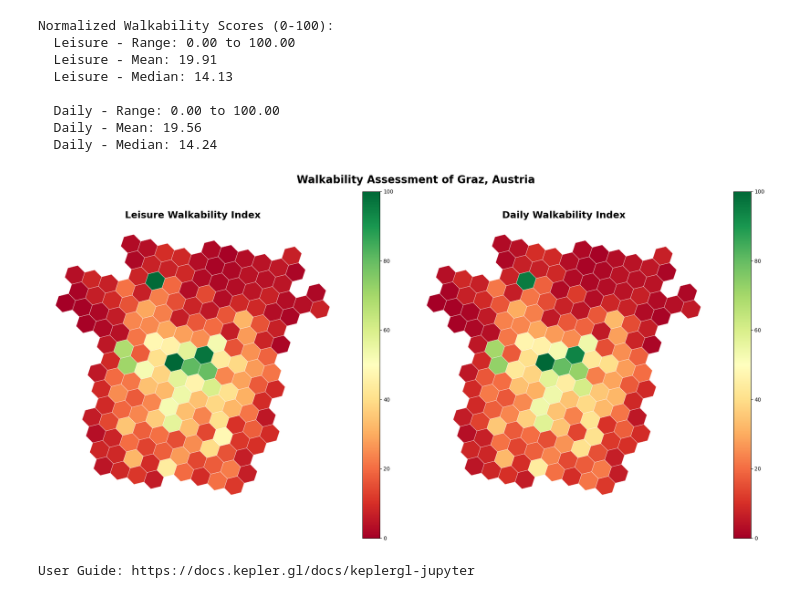
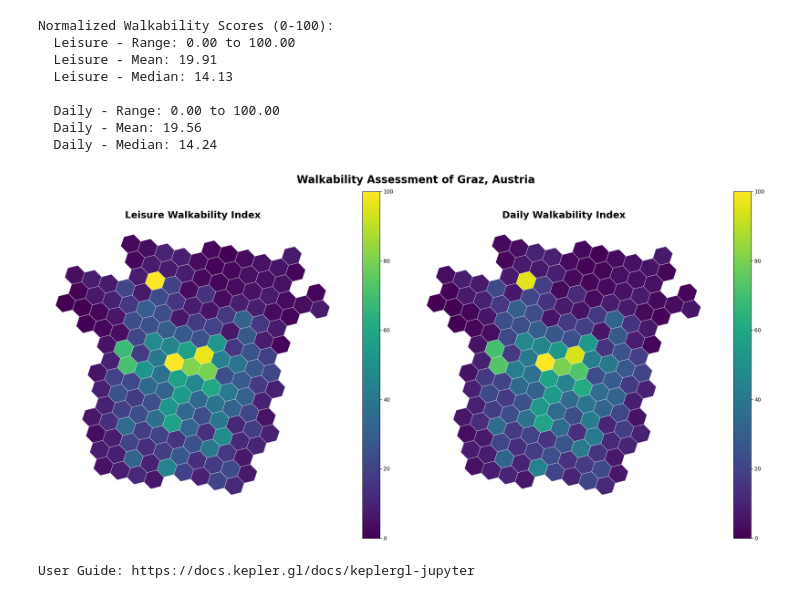
Before and after one commit to bernadettesophia/GAT2_group1_midterm_project, a Jupyter notebook: code_midterm_group1_walkability_graz.ipynb, the cells around one changed output. Drawn from its saved outputs; the diff is of its cells as text; code cells hidden in the pictures.

```diff
--- a/code_midterm_group1_walkability_graz.ipynb
+++ b/code_midterm_group1_walkability_graz.ipynb
@@ -309,0 +339,8 @@ Add Blues and Greens of Graz
+# %%
+ua2018 = gpd.read_file("data/AT002L3_GRAZ_UA2018_v013.gpkg", layer="AT002L3_GRAZ_UA2018")
+urban_core = gpd.read_file("data/AT002L3_GRAZ_UA2018_v013.gpkg", layer="AT002L3_GRAZ_UA2018_UrbanCore")
+print(ua2018.head(3))
+print(urban_core.head(3))
+
+urban_core.plot()
+ua2018.plot()
@@ -309,0 +368,6 @@ Add Blues and Greens of Graz
+# %%
+ua2018 = ua2018.to_crs(32633)
+urban_core = urban_core.to_crs(32633)
+ua_core = gpd.overlay(ua2018, urban_core, how="intersection")
+print(ua_core.head(3))
+ua_core.plot()
@@ -310,5 +396,4 @@ Add Blues and Greens of Graz
 # %%
-gdf_greenspaces = gpd.read_file("data/urban_atlas_graz.shp")
-print(gdf_greenspaces.head(3))
-gdf_greenspaces["class_2018"].value_counts()
+ua_core = ua_core.to_crs(4326)
+ua_core["class_2018"].value_counts()
 # %% [output]
@@ -368,0 +417,6 @@ gdf_greens_blue.plot()
+# %%
+gdf_greens_blue = ua_core[ua_core["class_2018"].isin(["Green urban areas", "Water"])].copy()
+gdf_greens_blue = gdf_greens_blue[["geometry", "class_2018", "code_2018"]].copy()
+gdf_greens_blue = gdf_greens_blue.reset_index(drop=True)
+print(gdf_greens_blue.head(3))
+gdf_greens_blue.plot()
@@ -1032,38 +1098,38 @@ fig, axes = plt.subplots(1, 2, figsize=(20, 10))
 # Leisure Walkability
 gdf_hex.plot(
     column='walkability_leisure',
-    cmap='RdYlGn',
+    cmap='viridis',
     linewidth=0.5,
     edgecolor='white',
     legend=True,
     ax=axes[0],
     vmin=0,
     vmax=100
 )
 axes[0].set_title('Leisure Walkability Index', fontsize=18, fontweight='bold')
 axes[0].axis('off')
 
 # Daily Walkability
 gdf_hex.plot(
     column='walkability_daily',
-    cmap='RdYlGn',
+    cmap='viridis',
     linewidth=0.5,
     edgecolor='white',
     legend=True,
     ax=axes[1],
     vmin=0,
     vmax=100
 )
 axes[1].set_title('Daily Walkability Index', fontsize=18, fontweight='bold')
 axes[1].axis('off')
 
 plt.suptitle('Walkability Assessment of Graz, Austria',
              fontsize=20, fontweight='bold', y=0.98)
 
 plt.tight_layout()
 plt.show()
 # %% [output]
-[figure, old version]
+[figure, new version]
 # %%
 gdf_for_kepler = gdf_hex.to_crs("EPSG:4326").copy()
 
```
Also changed, not shown: parts of 16 cells of this notebook, 16 other files.
